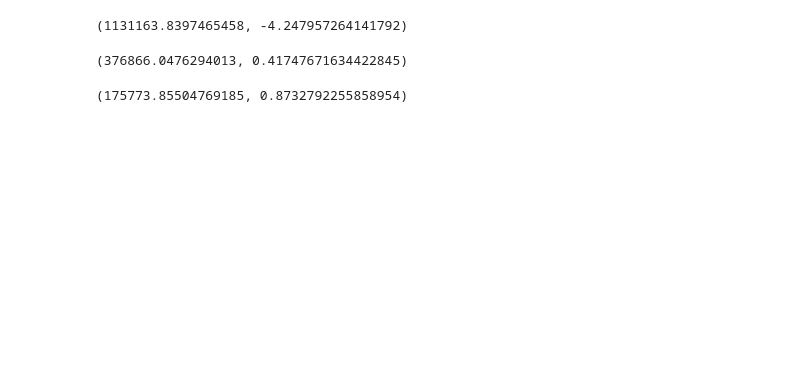
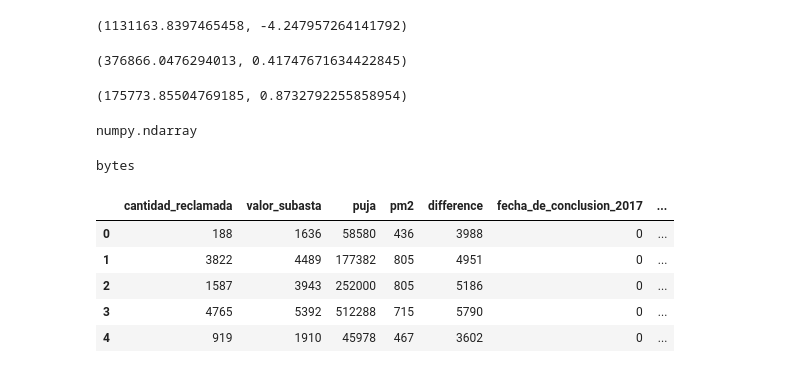
Before and after one commit to Artturoo/Final_Project, a Jupyter notebook: src/MachineLearning_Modelo_Predictivo.ipynb, the cells around one changed output. Cells and saved outputs as stored; diff of their text form; code cells hidden in the pictures; blank space fills up the shorter version.

```diff
--- a/src/MachineLearning_Modelo_Predictivo.ipynb
+++ b/src/MachineLearning_Modelo_Predictivo.ipynb
@@ -117,4 +154,4 @@ boe.drop(columns=['fecha_de_inicio'], inplace=True)
 #boe.drop(columns=['codigo_postal'], inplace=True)
 # %%
 #creamos new colum con la diferencia entre la deuda(cantidad_reclamada) y el valor que le da el juez(valor_subasta)
-boe['difference'] = boe['valor_subasta'].sub(boe['cantidad_reclamada'], axis = 0)
+#testeo['difference'] = testeo['valor_subasta'].sub(testeo['cantidad_reclamada'], axis = 0)
@@ -265,0 +333,8 @@ mse(y_test, y_pred, squared=False), r2(y_test, y_pred)  # RMSE
+# %%
+type(y_pred)
+# %% [output]
+numpy.ndarray
+# %%
+type(prediccion1)
+# %% [output]
+bytes
@@ -265,0 +343,9 @@ mse(y_test, y_pred, squared=False), r2(y_test, y_pred)  # RMSE
+# %%
+boe.head()
+# %% [output]
+|  | cantidad_reclamada | valor_subasta | puja | pm2 | difference | fecha_de_conclusion_2017 | ... |
+| 0 | 188 | 1636 | 58580 | 436 | 3988 | 0 | ... |
+| 1 | 3822 | 4489 | 177382 | 805 | 4951 | 0 | ... |
+| 2 | 1587 | 3943 | 252000 | 805 | 5186 | 0 | ... |
+| 3 | 4765 | 5392 | 512288 | 715 | 5790 | 0 | ... |
+| 4 | 919 | 1910 | 45978 | 467 | 3602 | 0 | ... |
```
Also changed, not shown: parts of 31 cells of this notebook, 6 other files.
